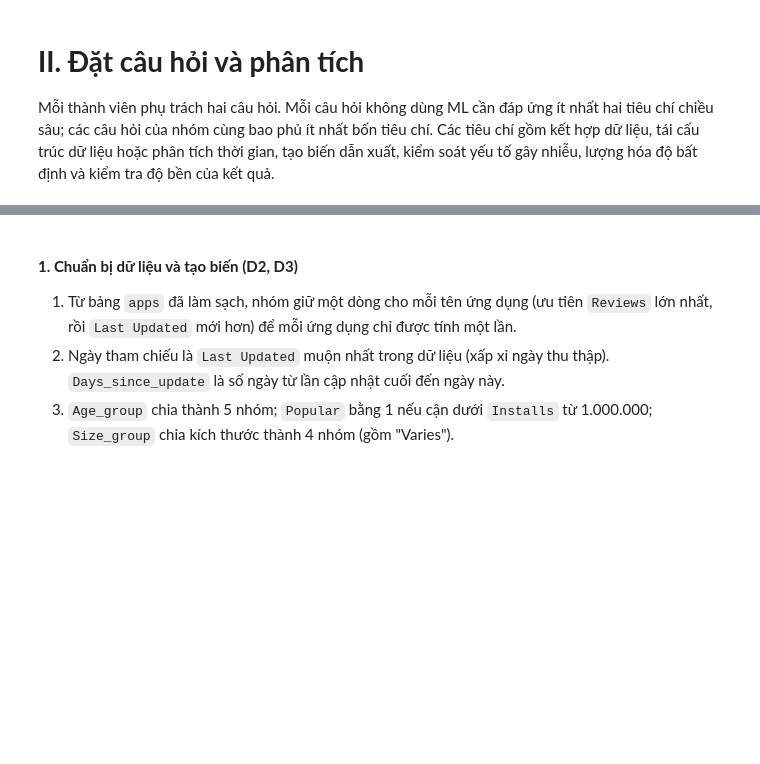
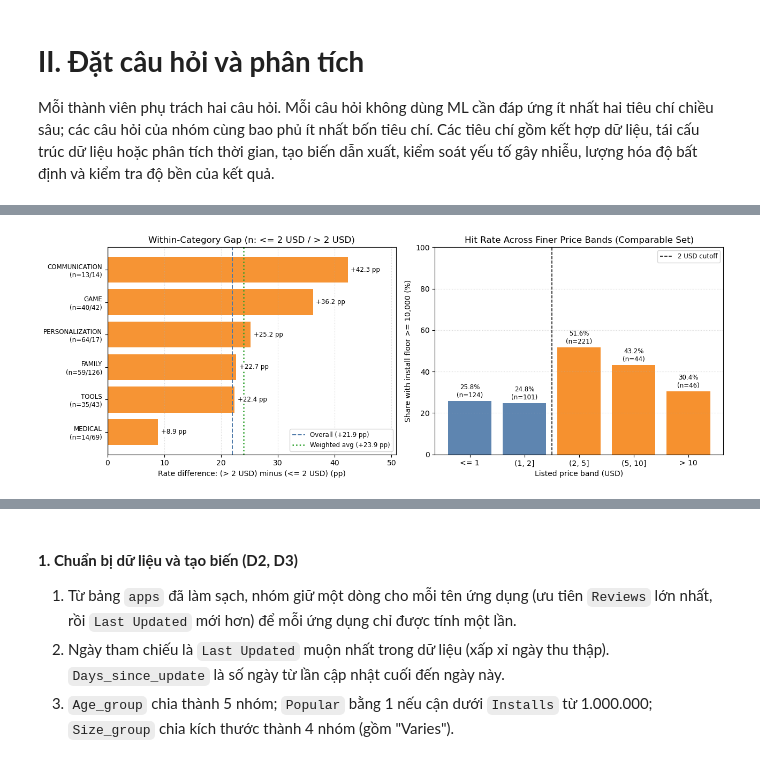
Before and after one commit to phtanh05/google-play-store-apps-analysis, a Jupyter notebook: notebooks/02_analysis.ipynb, the cells around one changed output, grey strips where cells are left out. Drawn from its saved outputs; the diff is of its cells as text; code cells hidden in the pictures; blank space fills up the shorter version.

```diff
--- a/notebooks/02_analysis.ipynb
+++ b/notebooks/02_analysis.ipynb
@@ -700,0 +722,91 @@ display(q1_price_sensitivity.round(4))
+# %%
+# ---Biểu đồ 2: Chênh lệch theo danh mục và tỷ lệ theo khoảng giá---
+fig, axes = plt.subplots(1, 2, figsize=(13, 4.8))
+
+# ---Biểu đồ trái: Chênh lệch tỷ lệ theo từng danh mục---
+cat_plot = q21_cat_table.sort_values(
+    by="Diff >$2 - <=$2 (pp)", ascending=True
+)
+y_pos = np.arange(len(cat_plot))
+y_labels = [
+    f"{category}\n(n={low}/{high})"
+    for category, low, high in zip(
+        cat_plot["Category"], cat_plot["n (<= $2)"],
+        cat_plot["n (> $2)"]
+    )
+]
+
+gaps = cat_plot["Diff >$2 - <=$2 (pp)"]
+gap_bars = axes[0].barh(y_pos, gaps, color="#F58518", alpha=0.88)
+gap_labels = [f"{gap:+.1f} pp" for gap in gaps]
+axes[0].bar_label(
+    gap_bars, labels=gap_labels, padding=4, fontsize=8.5,
+    bbox={"facecolor": "white", "edgecolor": "none", "pad": 0.6}
+)
+axes[0].axvline(0, color="black", linewidth=1)
+axes[0].axvline(
+    q21_overall_diff,
+    color="#4C78A8",
+    linestyle="--",
+    linewidth=1.4,
+    label=f"Overall ({q21_overall_diff:+.1f} pp)"
+)
+axes[0].axvline(
+    q21_weighted_diff,
+    color="#2CA02C",
+    linestyle=":",
+    linewidth=1.8,
+    label=f"Weighted avg ({q21_weighted_diff:+.1f} pp)"
+)
+
+axes[0].set_yticks(y_pos)
+axes[0].set_yticklabels(y_labels, fontsize=8.5)
+axes[0].margins(x=0.2)
+axes[0].set_xlabel(
+    "Rate difference: (> 2 USD) minus (<= 2 USD) (pp)"
+)
+axes[0].set_title("Within-Category Gap (n: <= 2 USD / > 2 USD)")
+axes[0].grid(axis="x", linestyle=":", alpha=0.5)
+axes[0].legend(loc="lower right", fontsize=8.5)
+
+# ---Biểu đồ phải: Tỷ lệ đạt 10K lượt cài theo 5 khoảng giá---
+band_x = np.arange(len(q21_band_table))
+band_colors = ["#4C78A8"] * 2 + ["#F58518"] * 3
+band_bars = axes[1].bar(
+    band_x,
+    q21_band_table["Hit rate (%)"],
+    color=band_colors,
+    alpha=0.9
+)
+axes[1].axvline(
+    1.5,
+    color="black",
+    linestyle="--",
+    linewidth=1.1,
+    label="2 USD cutoff"
+)
+
+band_text = []
+for rate, count in zip(
+    q21_band_table["Hit rate (%)"], q21_band_table["Pairs (n)"]
+):
+    band_text.append(f"{rate:.1f}%\n(n={count})")
+axes[1].bar_label(
+    band_bars, labels=band_text, padding=3, fontsize=8.5
+)
+
+axes[1].set_xticks(band_x)
+axes[1].set_xticklabels(q21_band_table["Price_band"])
+axes[1].set_ylim(0, 100)
+axes[1].set_xlabel("Listed price band (USD)")
+axes[1].set_ylabel("Share with install floor >= 10,000 (%)")
+axes[1].set_title(
+    "Hit Rate Across Finer Price Bands (Comparable Set)"
+)
+axes[1].grid(axis="y", linestyle=":", alpha=0.5)
+axes[1].legend(loc="upper right", fontsize=8.5)
+
+plt.tight_layout()
+plt.show()
+# %% [output]
+[figure, added]
```
Also changed, not shown: parts of 55 cells of this notebook, 1 other file.
